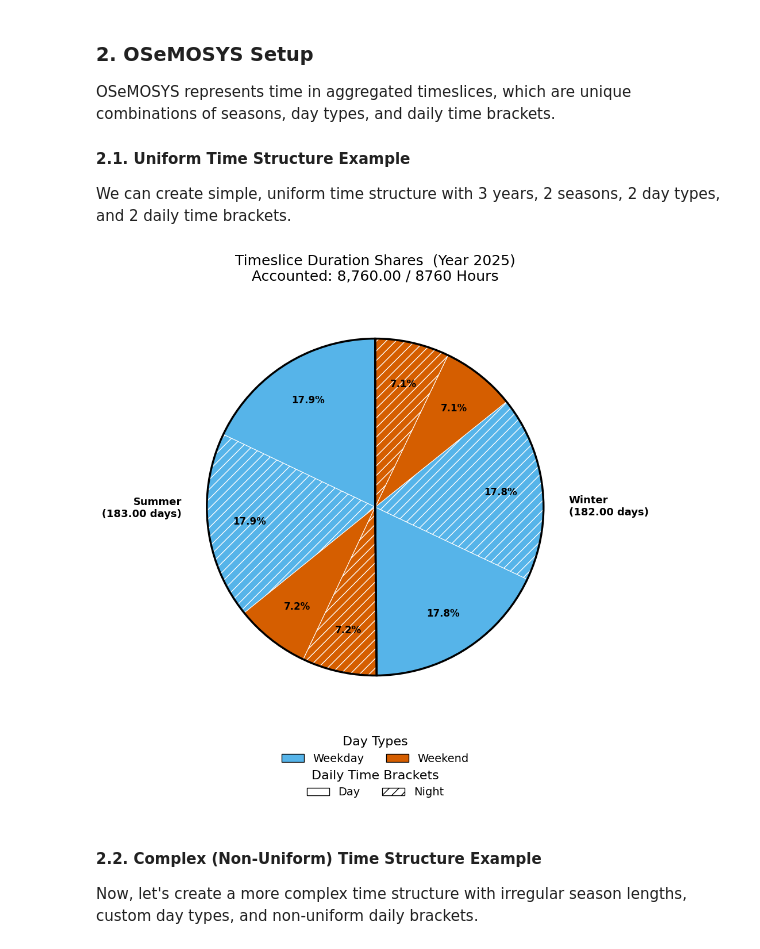
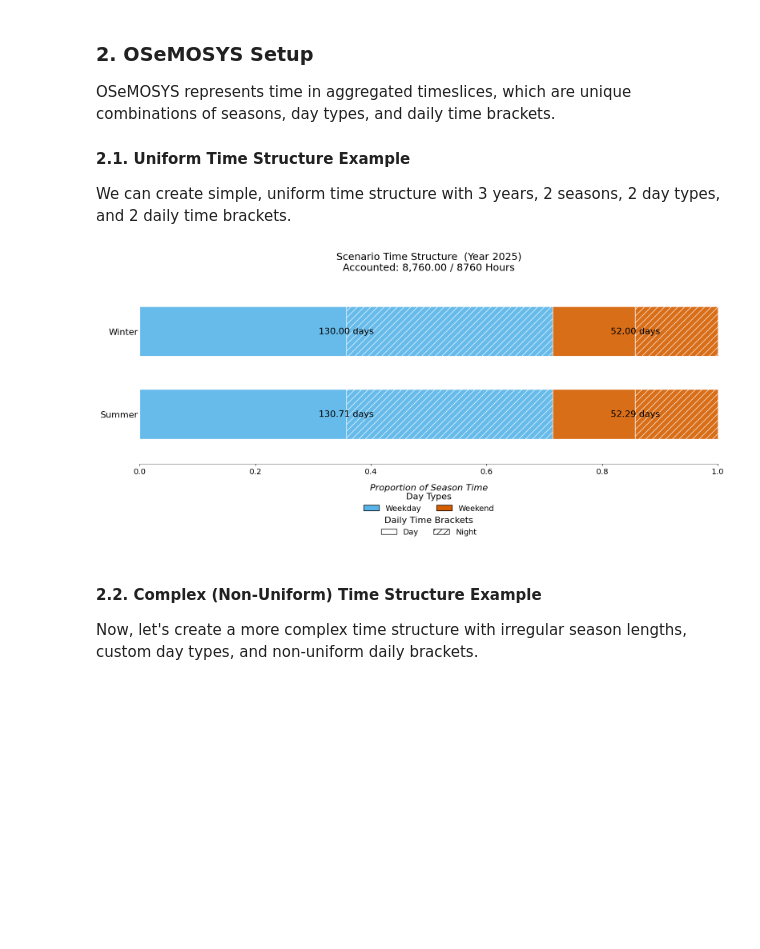
Before and after one commit to esemsc-as4623/pypsa-playground, a Jupyter notebook: notebooks/demo.time.ipynb, the cells around one changed output. Cells and saved outputs as stored; diff of their text form; code cells hidden in the pictures; blank space fills up the shorter version.

Commit message:
fix plots, remove pie charts

```diff
--- a/notebooks/demo.time.ipynb
+++ b/notebooks/demo.time.ipynb
@@ -42,12 +42,12 @@ time_uniform.save()  # Save to CSV
 # %%
 # Visualize the uniform scenario
 time_uniform = TimeComponent(uniform_dir)  # Load from CSV
 time_uniform.load()
 
 viz = TimeVisualizer(time_uniform)
-fig, ax = viz.plot_duration_pie(year = 2025)
+fig, ax = viz.plot_timeslice_structure(year = 2025)
 # %% [output]
-[figure, old version]
+[figure, new version]
 # %% [markdown]
 #### 2.2. Complex (Non-Uniform) Time Structure Example
 Now, let's create a more complex time structure with irregular season lengths, custom day types, and non-uniform daily brackets.
```
Also changed, not shown: parts of 5 cells of this notebook.
